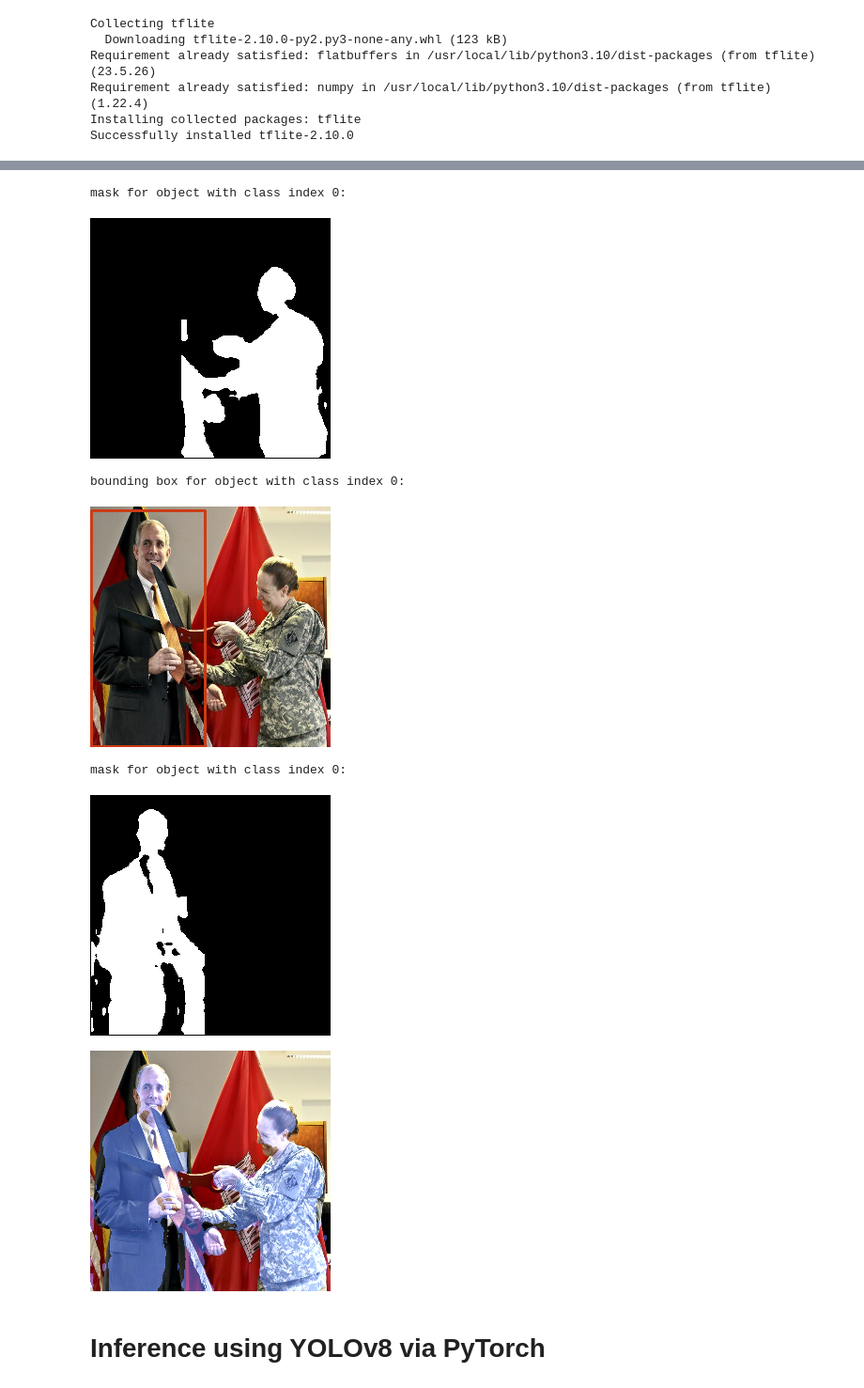
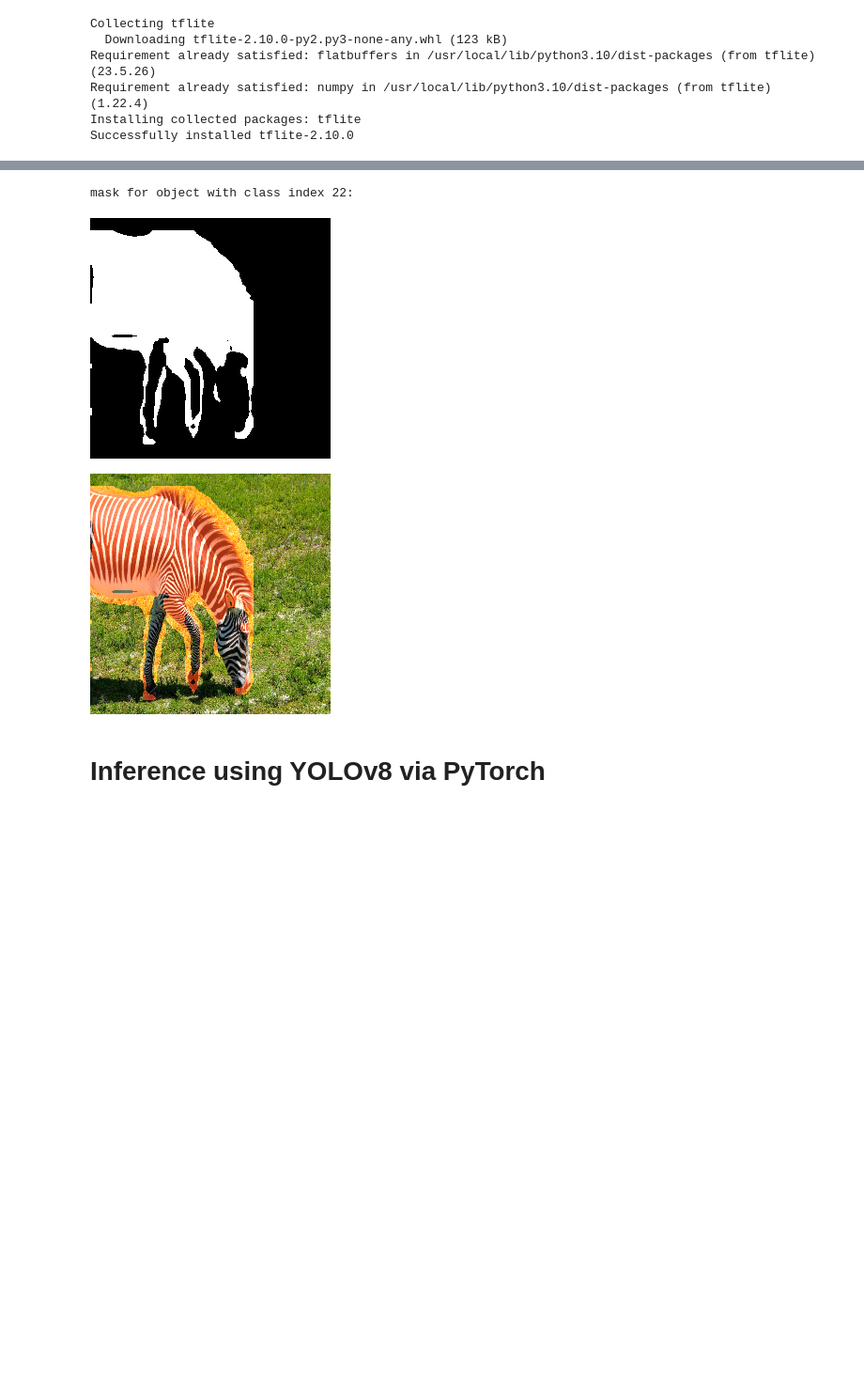
Before and after one commit to MaciDE/YOLOv8-seg-tflite, a Jupyter notebook: YOLOv8Inference.ipynb, the cells around one changed output, grey strips where cells are left out. Shown at 94% size. Drawn from its saved outputs; the diff is of its cells as text; code cells hidden in the pictures; blank space fills up the shorter version.

Commit message:
Fix non-cropped mask being used

```diff
--- a/YOLOv8Inference.ipynb
+++ b/YOLOv8Inference.ipynb
@@ -92,7 +92,7 @@ input_shape = input_details[0]['shape']
 input_img_width = input_shape[1]
 input_img_height = input_shape[2]
 
-original_img = cv2.imread("/content/000000000165.jpg")
+original_img = cv2.imread("/content/000000000034.jpg")
 
 original_img_width = original_img.shape[1]
 original_img_height = original_img.shape[0]
@@ -199,8 +199,6 @@ for index, box in enumerate(nmsBoxes):
 
   mask_in_input_size = cv2.bitwise_not(mask_in_input_size)
 
-  final_masks.append(mask_in_input_size)
-
   print("bounding box for object with class index {}:".format(index_of_object_with_heighest_probability))
 
   x1, y1, x2, y2 = box[:4]
@@ -227,6 +225,8 @@ for index, box in enumerate(nmsBoxes):
   print("mask for object with class index {}:".format(index_of_object_with_heighest_probability))
   cv2_imshow(cropped_mask)
 
+  final_masks.append(cropped_mask)
+
 mask_overlay = np.zeros([input_img_width, input_img_height, 3], dtype=np.uint8)
 for index, mask in enumerate(final_masks):
   three_channel_mask = cv2.merge((mask, mask, mask))
@@ -243,10 +243,6 @@ bounding box for object with class index 0:
-mask for object with class index 0:
+mask for object with class index 22:
-[figure, old version]
+[figure, new version]
-bounding box for object with class index 0:
-[figure, old version]
+[figure, new version]
-mask for object with class index 0:
-[figure, removed]
-[figure, removed]
 # %% [markdown]
 # Inference using YOLOv8 via PyTorch
 # %%
```
Also changed, not shown: parts of 1 cell of this notebook.
